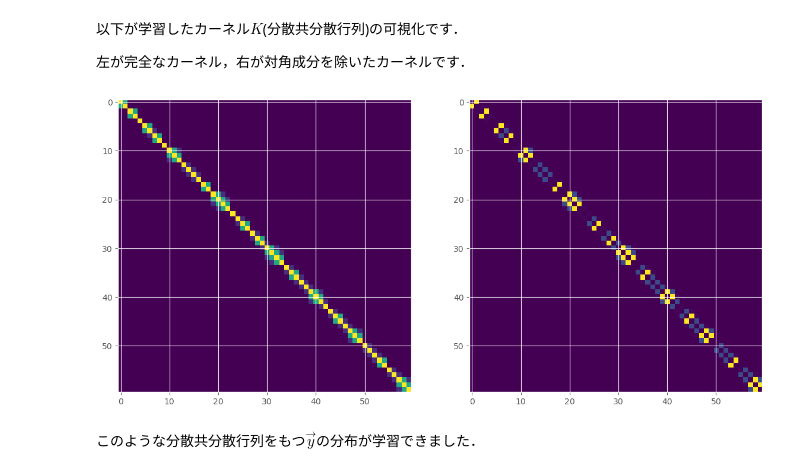
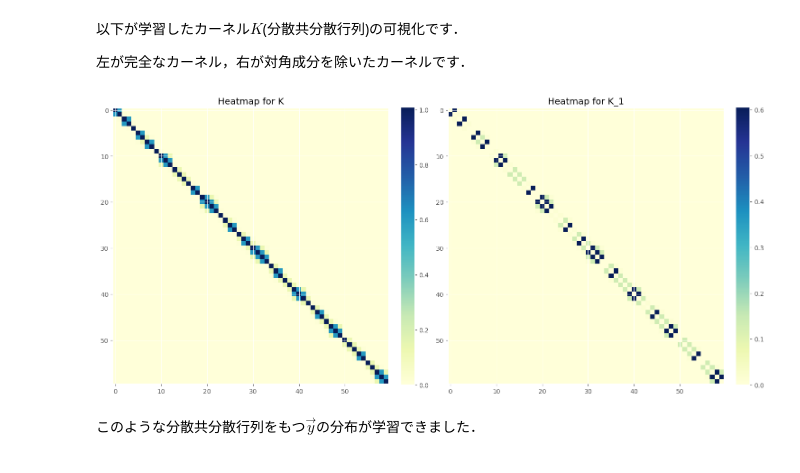
Before and after one commit to LABO-M/Gaussian_process, a Jupyter notebook: Gaussian_Process.ipynb, the cells around one changed output. Cells and saved outputs as stored; diff of their text form; code cells hidden in the pictures.

```diff
--- a/Gaussian_Process.ipynb
+++ b/Gaussian_Process.ipynb
@@ -439,13 +506,21 @@ array([[0.00000000e+00, 6.06530660e-01, 3.35462628e-04, ...,
 以下が学習したカーネル$K$(分散共分散行列)の可視化です．
 
 左が完全なカーネル，右が対角成分を除いたカーネルです．
-# %%
-fig, axes = plt.subplots(figsize=(14, 14) , ncols = 2)
-im_1 = axes[0].imshow(K)
-im_2 = axes[1].imshow(K_1)
-plt.show()
-# %% [output]
-[figure, removed]
+# %%
+fig, axes = plt.subplots(figsize=(15, 7), ncols = 2)
+
+im_1 = axes[0].imshow(K, aspect='equal', cmap='YlGnBu')
+axes[0].set_title('Heatmap for K')
+fig.colorbar(im_1, ax=axes[0], fraction=0.046, pad=0.04)
+
+im_2 = axes[1].imshow(K_1, aspect='equal', cmap='YlGnBu')
+axes[1].set_title('Heatmap for K_1')
+fig.colorbar(im_2, ax=axes[1], fraction=0.046, pad=0.04)
+
+plt.tight_layout()
+plt.show()
+# %% [output]
+[figure, added]
 # %% [markdown]
 このような分散共分散行列をもつ$\vec{y}$の分布が学習できました．
 # %% [markdown]
```
Also changed, not shown: parts of 45 cells of this notebook.
